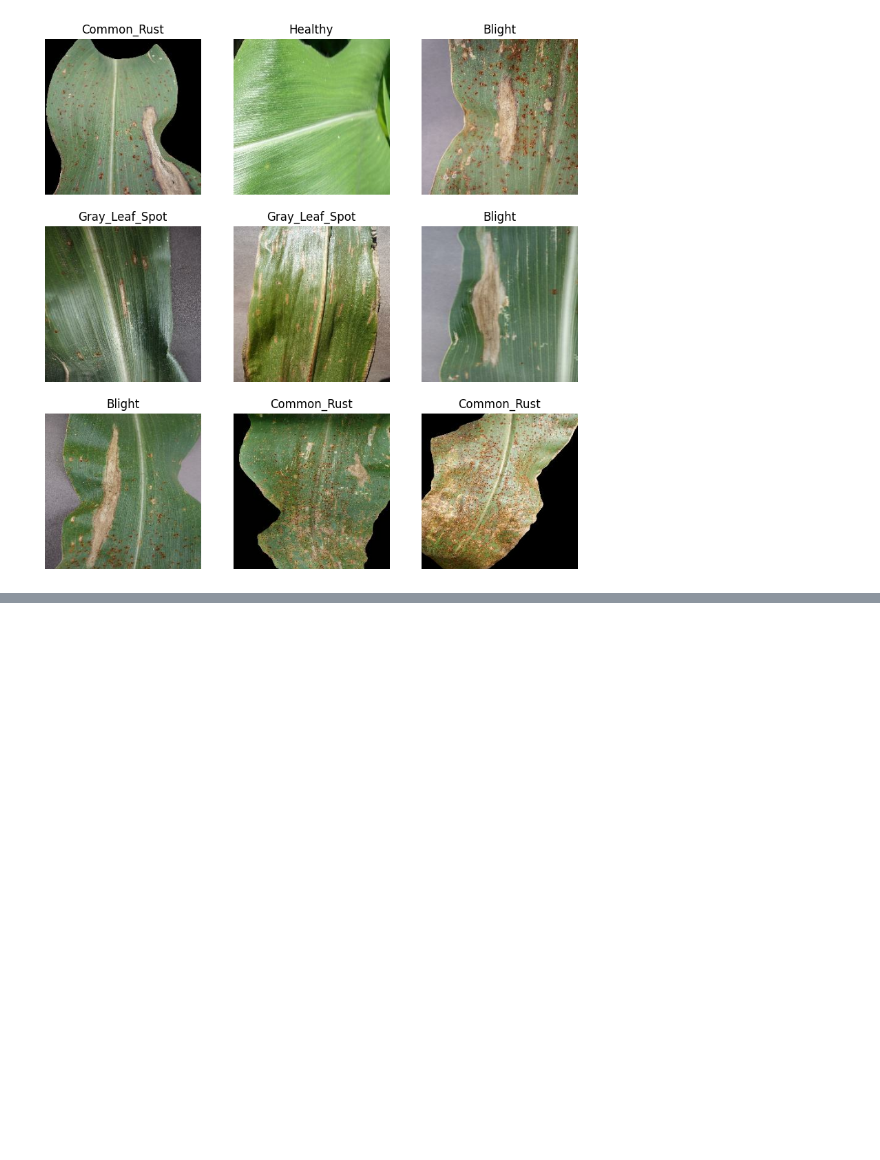
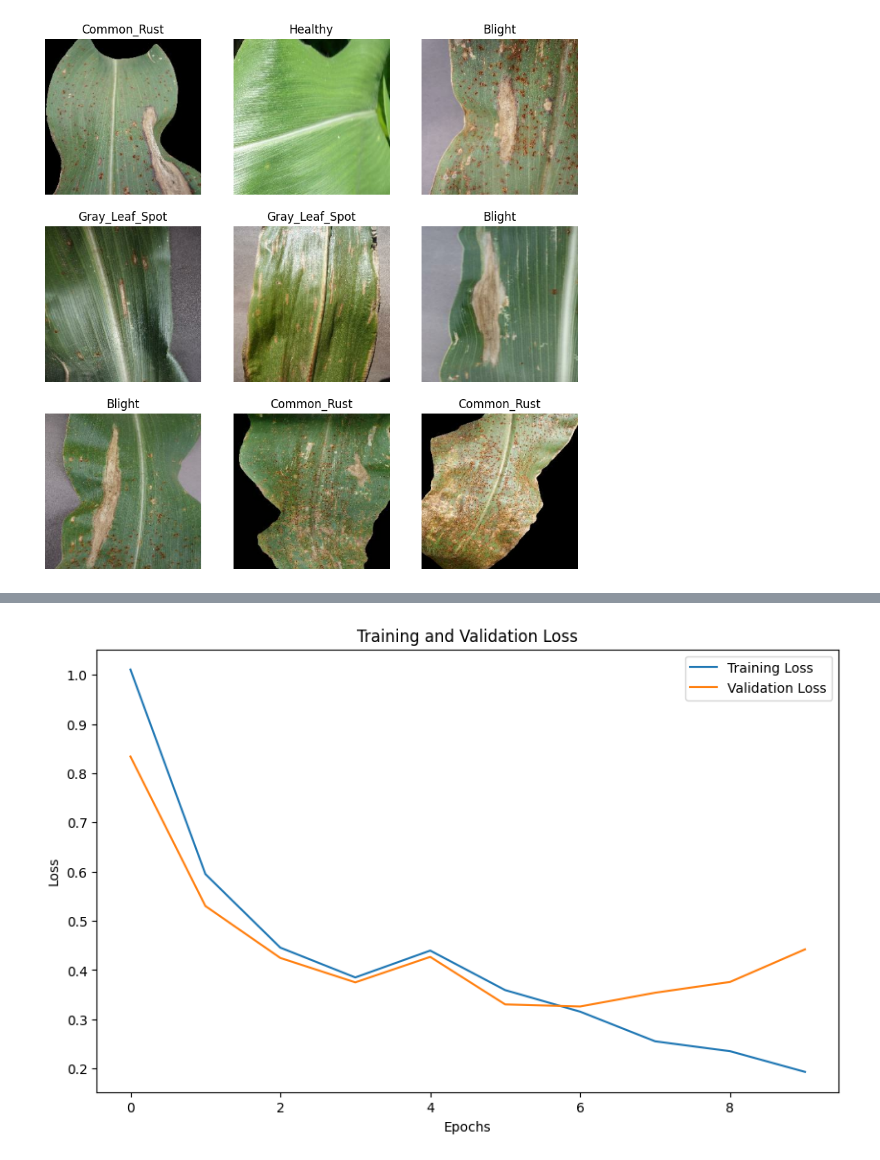
Before and after one commit to poojamahajan0712/Data-Science-Portfolio, a Jupyter notebook: Computer Vision /Corn_Disease_Detection/CornDiseaseDetection.ipynb, the cells around one changed output, grey strips where cells are left out. Drawn from its saved outputs; the diff is of its cells as text; code cells hidden in the pictures; blank space fills up the shorter version.

```diff
--- a/Computer Vision /Corn_Disease_Detection/CornDiseaseDetection.ipynb
+++ b/Computer Vision /Corn_Disease_Detection/CornDiseaseDetection.ipynb
@@ -147,0 +129,29 @@ model = tf.keras.Sequential([
+# %%
+
+num_classes = 4
+model = tf.keras.Sequential()
+
+#model.add(InputLayer(input_shape=(224, 224, 3)))
+model.add(Rescaling(1./255, input_shape=(img_height, img_width, 3)))
+
+model.add(Conv2D(filters=128, kernel_size=(3, 3), strides=(1, 1), activation='relu'))
+model.add(Conv2D(filters=128, kernel_size=(3, 3), strides=(1, 1), activation='relu'))
+model.add(MaxPooling2D(pool_size=(2, 2)))
+
+model.add(Conv2D(filters=64, kernel_size=(3, 3), strides=(1, 1), activation='relu'))
+model.add(Conv2D(filters=64, kernel_size=(3, 3), strides=(1, 1), activation='relu'))
+model.add(MaxPooling2D(pool_size=(2, 2)))
+
+model.add(Conv2D(filters=32, kernel_size=(3, 3), strides=(1, 1), activation='relu'))
+model.add(Conv2D(filters=32, kernel_size=(3, 3), strides=(1, 1), activation='relu'))
+model.add(MaxPooling2D(pool_size=(2, 2)))
+
+
+model.add(Flatten())
+model.add(Dropout(0.3))
+model.add(Dense(128, activation='relu', kernel_regularizer=tf.keras.regularizers.l2(0.0001)))
+model.add(Dense(64, activation='relu', kernel_regularizer=tf.keras.regularizers.l2(0.0001)))
+model.add(Dense(32, activation='relu', kernel_regularizer=tf.keras.regularizers.l2(0.0001)))
+model.add(Dense(num_classes, activation='softmax', kernel_regularizer=tf.keras.regularizers.l2(0.0001)))
+
+model.summary()
@@ -148 +231,17 @@ model = tf.keras.Sequential([
+# %%
+# Extract loss and validation loss from history
+loss = history.history['loss']
+val_loss = history.history['val_loss']
+
+# Plot training and validation loss
+plt.figure(figsize=(10, 6))
+plt.plot(loss, label='Training Loss')
+plt.plot(val_loss, label='Validation Loss')
+plt.title('Training and Validation Loss')
+plt.xlabel('Epochs')
+plt.ylabel('Loss')
+plt.legend()
+plt.show()
+# %% [output]
+[figure, added]
 # %%
```
Also changed, not shown: parts of 11 cells of this notebook.
